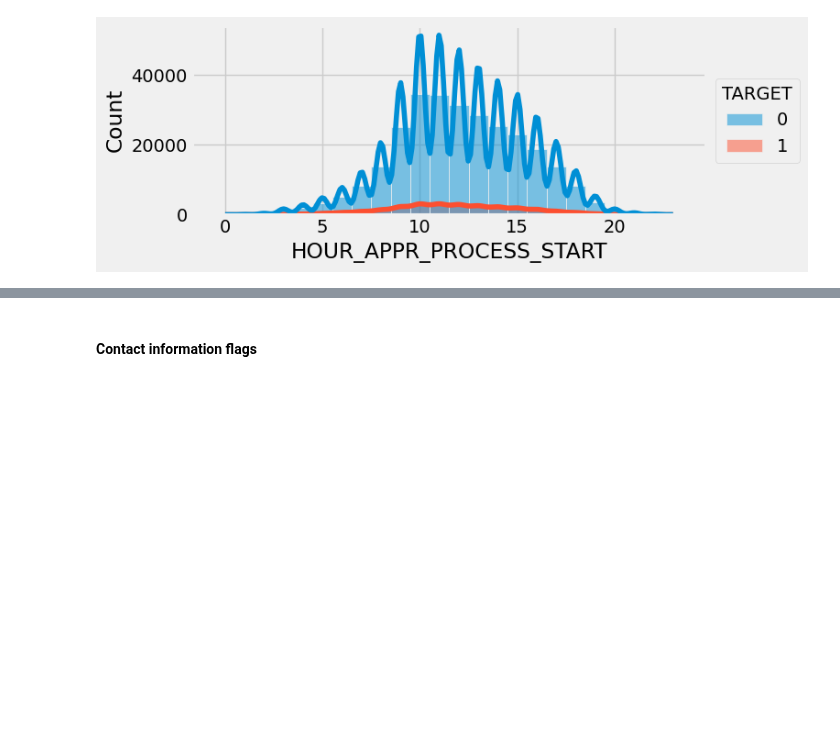
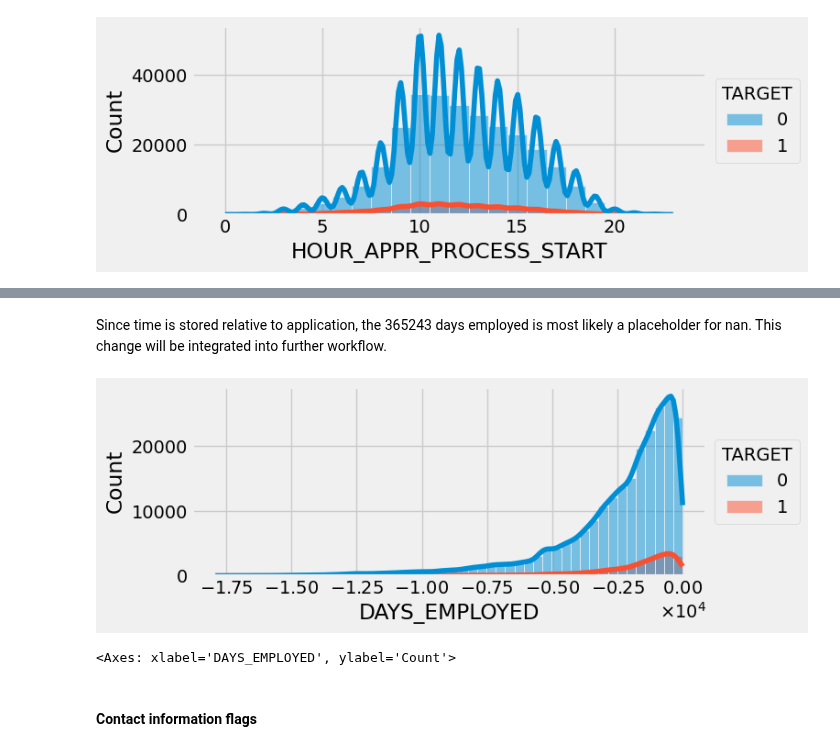
Before and after one commit to Sauciu1/defaulting-risk, a Jupyter notebook: notebooks/nb1_main_table_cleaning.ipynb, the cells around one changed output, grey strips where cells are left out. Cells and saved outputs as stored; diff of their text form; code cells hidden in the pictures; blank space fills up the shorter version.

```diff
--- a/notebooks/nb1_main_table_cleaning.ipynb
+++ b/notebooks/nb1_main_table_cleaning.ipynb
@@ -456,3 +468,12 @@ for col in time_features:
+# %% [markdown]
+Since time is stored relative to application, the 365243 days employed is most likely a placeholder for nan. This change will be integrated into further workflow.
+# %%
+application["DAYS_EMPLOYED"] = application["DAYS_EMPLOYED"].replace(365243, pd.NA)
+plot_numeric_dist(
+    application, 'DAYS_EMPLOYED', hue="TARGET")
+# %% [output]
+[figure, added]
+<Axes: xlabel='DAYS_EMPLOYED', ylabel='Count'>
 # %% [markdown]
 #### Contact information flags
 # %%
```
Also changed, not shown: parts of 1 cell of this notebook, 7 other files.
